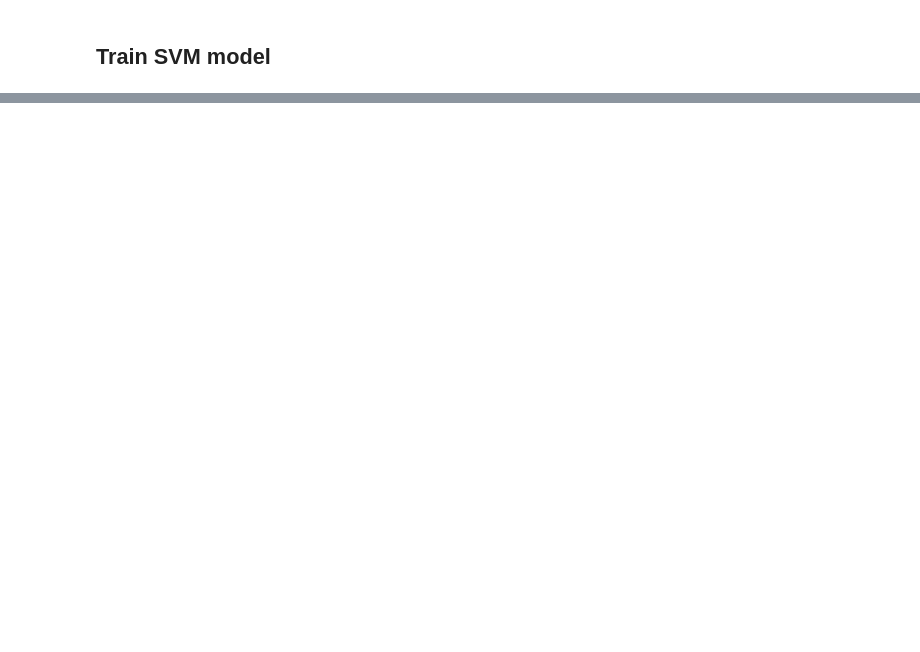
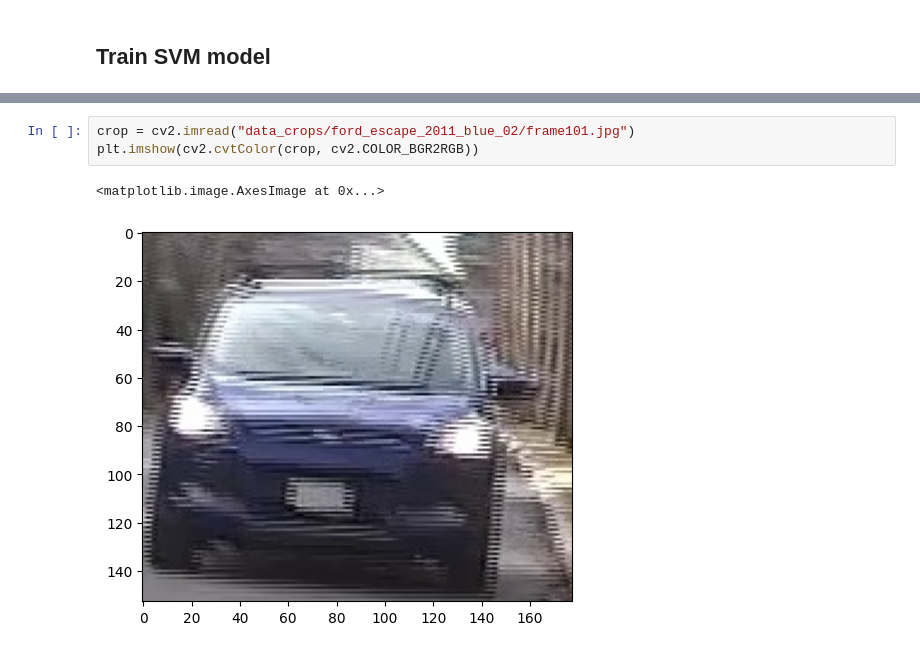
Before and after one commit to rizvansky/cars-tracking, a Jupyter notebook: feature_descriptors/example_pipeline.ipynb, the cells around one changed output, grey strips where cells are left out. Saved outputs shown, nothing was run; the diff lists cells and outputs as text; blank space fills up the shorter version.

```diff
--- a/feature_descriptors/example_pipeline.ipynb
+++ b/feature_descriptors/example_pipeline.ipynb
@@ -145,0 +140,6 @@ plt.imshow(crop)
+# %%
+crop = cv2.imread("data_crops/ford_escape_2011_blue_02/frame101.jpg")
+plt.imshow(cv2.cvtColor(crop, cv2.COLOR_BGR2RGB))
+# %% [output]
+<matplotlib.image.AxesImage at 0x...>
+[figure, added]
```
Also changed, not shown: parts of 4 cells of this notebook.
